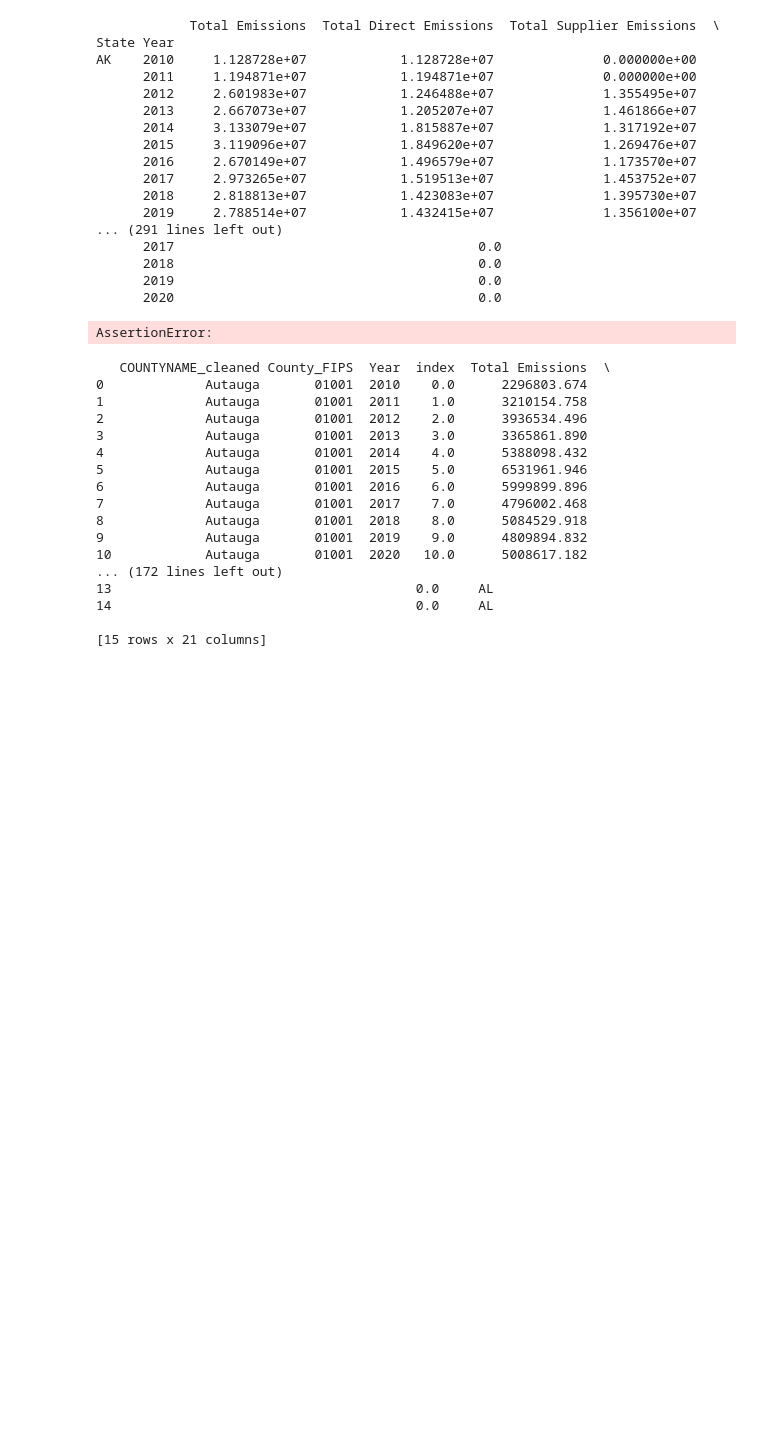
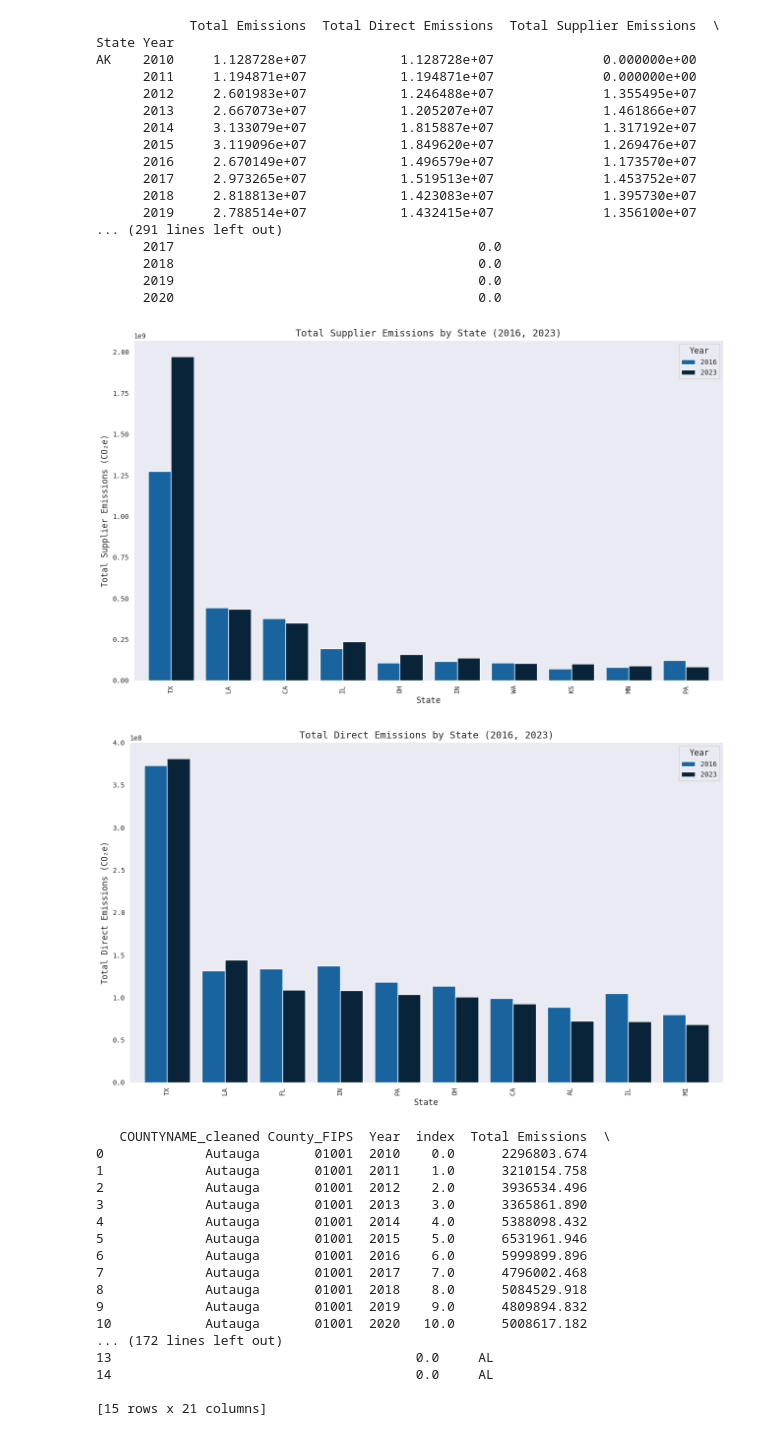
Before and after one commit to edgi-govdata-archiving/GHG-CDP, a Jupyter notebook: SOE_GHG_2.ipynb, the cells around one changed output. Saved outputs shown, nothing was run; the diff lists cells and outputs as text; code cells hidden in the pictures; blank space fills up the shorter version.

Commit message:
Several plots outputted, cleaned up some graph colors and code
Added some code to manually set fonts as per design guidelines, still need to fix the lack of "Mono Sans" from the font library.

```diff
--- a/SOE_GHG_2.ipynb
+++ b/SOE_GHG_2.ipynb
@@ -858,49 +901,56 @@ AK    2010     1.128728e+07            1.128728e+07              0.000000e+00
 # %%
 # Graph view of state-level emissions data
 sns.set_style("dark")
+set_matplotlib_font()
 
 filepath = os.path.join(OUTPUT_DATA_DIR, "aggregated_emissions_by_state.csv")
-state_grouped = pd.read_csv(filepath)
+state_grouped = pd.read_csv(filepath, index_col=[0,1])
+year_colors = {
+    2016: "#19649F",
+    2023: "#092439",
+}
 
 def plot_state_emissions_grouped(years, emissions_category="Total Emissions"):
     """
     Plot grouped bar chart of state emissions for multiple years.
     States are ordered by emissions amount in the last year given, descending.
     """
 
     # Ensure years are sorted
     years = sorted(years)
 
     # Slice all requested years
     df_slice = (
         state_grouped
         .loc[(slice(None), years), emissions_category]
         .unstack("Year")
     )
 
-    # Sort states by the last year's emissions, take only the top 15
-    df_slice = df_slice.sort_values(years[-1], ascending=False).head(15)
+    # Sort states by the last year's emissions, take only the top 10
+    df_slice = df_slice.sort_values(years[-1], ascending=False).head(10)
 
     # Plot
     ax = df_slice.plot(
         kind="bar",
-        figsize=(15, 8),
-        width=0.8
+        figsize=(13, 8),
+        width=0.8,
+        color=[year_colors[y] for y in years],
     )
 
     ax.set_title(f"{emissions_category} by State ({', '.join(map(str, years))})")
     ax.set_xlabel("State")
     ax.set_ylabel(f"{emissions_category} (CO₂e)")
     ax.legend(title="Year")
     ax.tick_params(axis="x", rotation=90)
 
     plt.tight_layout()
     plt.show()
 
-plot_state_emissions_grouped([2012, 2018, 2023], emissions_category="Total Supplier Emissions")
-plot_state_emissions_grouped([2012, 2018, 2023], emissions_category="Total Direct Emissions")
+plot_state_emissions_grouped([2016, 2023], emissions_category="Total Supplier Emissions")
+plot_state_emissions_grouped([2016, 2023], emissions_category="Total Direct Emissions")
 # %% [output]
-AssertionError:
+[figure, added]
+[figure, added]
 # %%
 filepath = os.path.join(OUTPUT_DATA_DIR, "aggregated_emissions_by_state.csv")
 state_grouped = pd.read_csv(filepath)
```
Also changed, not shown: parts of 4 cells of this notebook, 6 other files.
